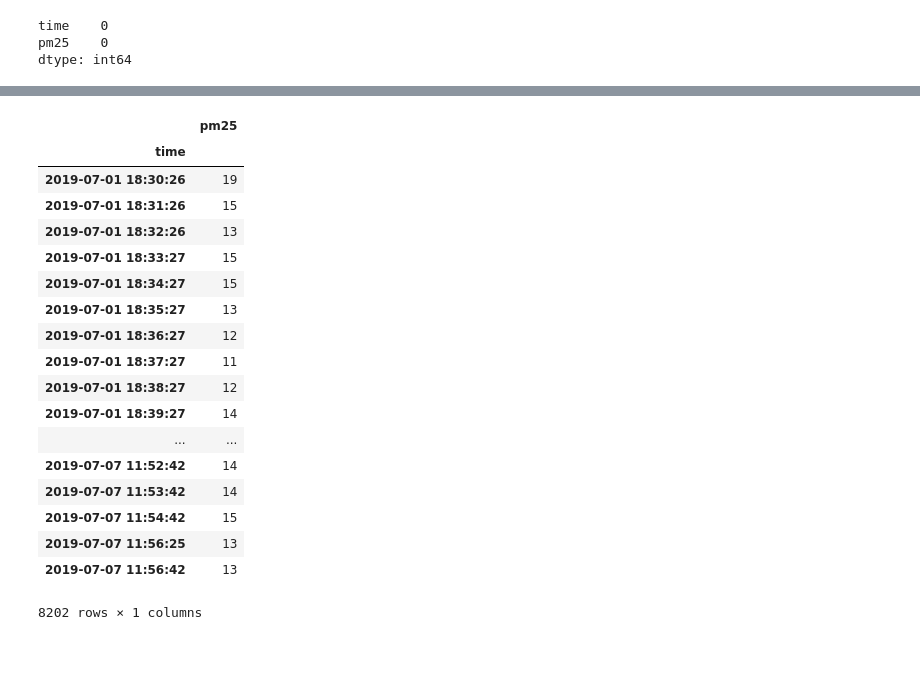
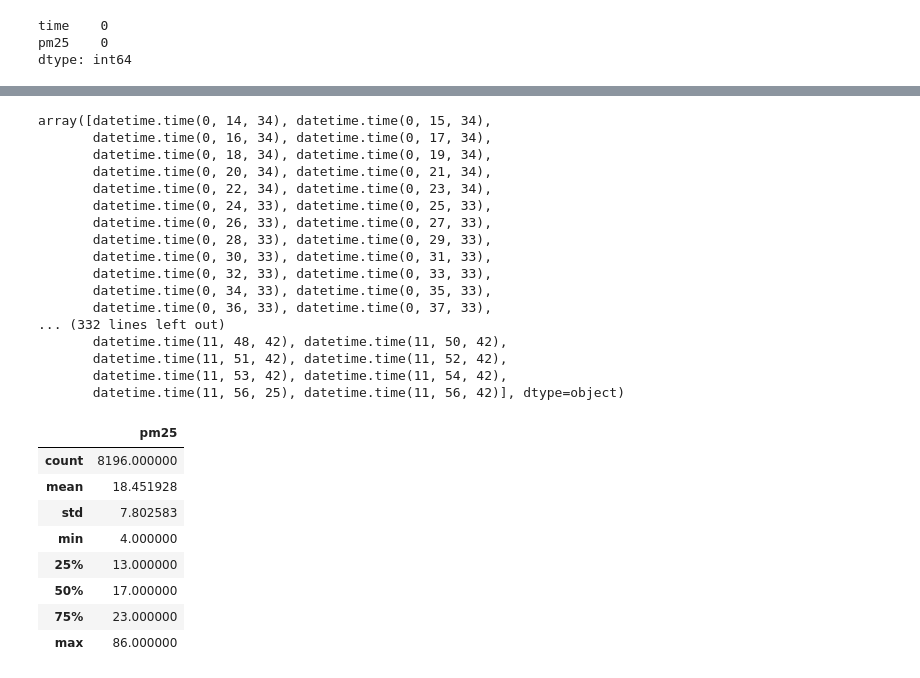
Before and after one commit to bhawana1999/Time-Series-Prediction, a Jupyter notebook: Time_Series_Forecasting-PM2_5-RNN_2.ipynb, the cells around one changed output, grey strips where cells are left out. Saved outputs shown, nothing was run; the diff lists cells and outputs as text; code cells hidden in the pictures; blank space fills up the shorter version.

```diff
--- a/Time_Series_Forecasting-PM2_5-RNN_2.ipynb
+++ b/Time_Series_Forecasting-PM2_5-RNN_2.ipynb
@@ -51,28 +51,40 @@ df.describe
+# %%
+test1=df[7500:]
+test_xcoord = test1['time'].dt.time.to_numpy()
+test_xcoord
+# %% [output]
+array([datetime.time(0, 14, 34), datetime.time(0, 15, 34),
+       datetime.time(0, 16, 34), datetime.time(0, 17, 34),
+       datetime.time(0, 18, 34), datetime.time(0, 19, 34),
+       datetime.time(0, 20, 34), datetime.time(0, 21, 34),
+       datetime.time(0, 22, 34), datetime.time(0, 23, 34),
+       datetime.time(0, 24, 33), datetime.time(0, 25, 33),
+       datetime.time(0, 26, 33), datetime.time(0, 27, 33),
+       datetime.time(0, 28, 33), datetime.time(0, 29, 33),
+       datetime.time(0, 30, 33), datetime.time(0, 31, 33),
+       datetime.time(0, 32, 33), datetime.time(0, 33, 33),
+       datetime.time(0, 34, 33), datetime.time(0, 35, 33),
+       datetime.time(0, 36, 33), datetime.time(0, 37, 33),
+... (332 lines left out)
+       datetime.time(11, 48, 42), datetime.time(11, 50, 42),
+       datetime.time(11, 51, 42), datetime.time(11, 52, 42),
+       datetime.time(11, 53, 42), datetime.time(11, 54, 42),
+       datetime.time(11, 56, 25), datetime.time(11, 56, 42)], dtype=object)
 # %%
 #df = df.groupby('time')['pm25'].mean().reset_index()
 df = df.set_index('time')
 df.index
-df
+df.describe()
 # %% [output]
 |  | pm25 |
-| time |  |
-| 2019-07-01 18:30:26 | 19 |
-| 2019-07-01 18:31:26 | 15 |
-| 2019-07-01 18:32:26 | 13 |
-| 2019-07-01 18:33:27 | 15 |
-| 2019-07-01 18:34:27 | 15 |
-| 2019-07-01 18:35:27 | 13 |
-| 2019-07-01 18:36:27 | 12 |
-| 2019-07-01 18:37:27 | 11 |
-| 2019-07-01 18:38:27 | 12 |
-| 2019-07-01 18:39:27 | 14 |
-| ... | ... |
-| 2019-07-07 11:52:42 | 14 |
-| 2019-07-07 11:53:42 | 14 |
-| 2019-07-07 11:54:42 | 15 |
-| 2019-07-07 11:56:25 | 13 |
-| 2019-07-07 11:56:42 | 13 |
+| count | 8196.000000 |
+| mean | 18.451928 |
+| std | 7.802583 |
+| min | 4.000000 |
+| 25% | 13.000000 |
+| 50% | 17.000000 |
+| 75% | 23.000000 |
+| max | 86.000000 |
-8202 rows × 1 columns
 # %%
 train=df[0:7500]
 test=df[7500:]
```
Also changed, not shown: parts of 7 cells of this notebook, 5 other files.
